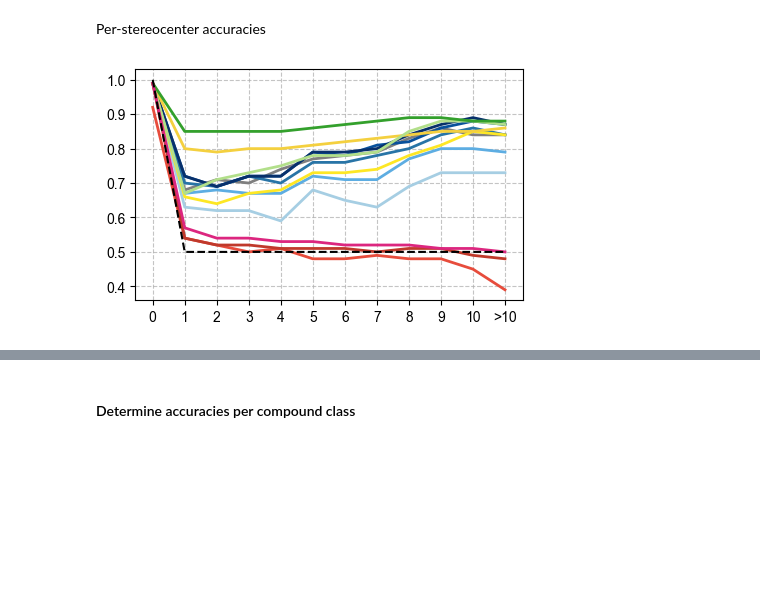
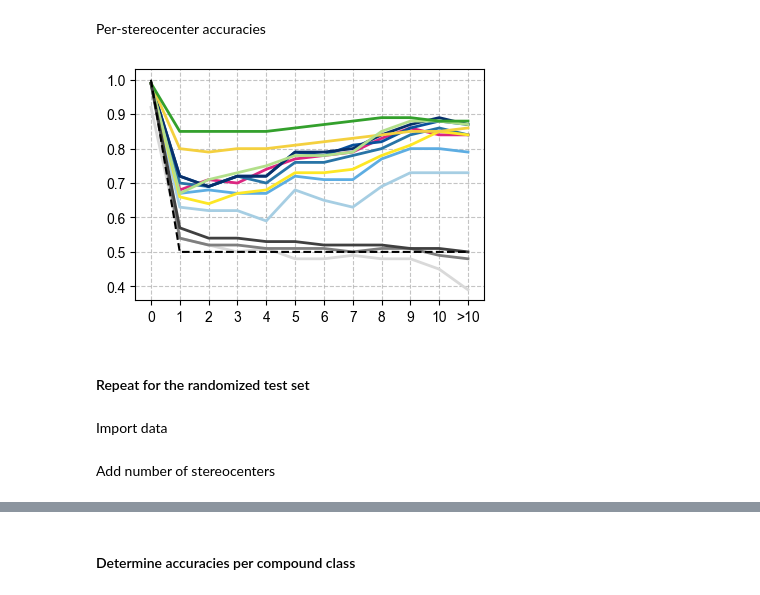
Before and after one commit to markusorsi/NPstereo, a Jupyter notebook: 07-analysis.ipynb, the cells around one changed output, grey strips where cells are left out. Drawn from its saved outputs; the diff is of its cells as text; code cells hidden in the pictures; blank space fills up the shorter version.

```diff
--- a/07-analysis.ipynb
+++ b/07-analysis.ipynb
@@ -420,9 +489,9 @@ augmentation_dataframes = {
 # %% [markdown]
 Accuracies
 # %%
-plt.figure(figsize=(5, 3))
+plt.figure(figsize=(4.5, 3))
 
-colors = ['#7F7F7F', '#A6CEE3', '#5DADE2', '#2874A6', '#08519C', '#08306B', '#FDE725', '#F4D03F', '#B2DF8A', '#33A02C', '#E74C3C', '#C0392B', '#DC267F']
+colors = ['#DC2680', '#A6CEE3', '#5DADE2', '#2874A6', '#08519C', '#08306B', '#FDE725', '#F4D03F', '#B2DF8A', '#33A02C', '#D9D9D9', '#7F7F7F', '#404040']
 
 for (label, df), color in zip(augmentation_dataframes.items(), colors):
     plt.plot(df.index, df['top1'], label=label, color=color, linewidth=2)
@@ -439,19 +508,23 @@ plt.savefig('plots/stereocenter_accuracies.png', dpi=1200, bbox_inches='tight')
 # %% [markdown]
 Per-stereocenter accuracies
 # %%
-plt.figure(figsize=(5, 3))
+plt.figure(figsize=(4.5, 3))
 
-colors = ['#7F7F7F', '#A6CEE3', '#5DADE2', '#2874A6', '#08519C', '#08306B', '#FDE725', '#F4D03F', '#B2DF8A', '#33A02C', '#E74C3C', '#C0392B', '#DC267F']
+colors = ['#DC2680', '#A6CEE3', '#5DADE2', '#2874A6', '#08519C', '#08306B', '#FDE725', '#F4D03F', '#B2DF8A', '#33A02C', '#D9D9D9', '#7F7F7F', '#404040']
 
 for (label, df), color in zip(augmentation_dataframes.items(), colors):
     plt.plot(df.index, df['top1_wt'], label=label, color=color, linewidth=2)
 
 x = np.arange(0, 12)
 y = [1 if _ == 0 else 0.5 for _ in x]
 plt.plot(x, y, color='black', linestyle='--', label='Random')
 
 plt.xticks(ticks=np.arange(12), labels=[0, 1, 2, 3, 4, 5, 6, 7, 8, 9, 10, '>10'])
 plt.grid(True, linestyle='--', alpha=0.75)
 plt.savefig('plots/stereocenter_accuracies_wt.png', dpi=1200, bbox_inches='tight')
 # %% [output]
-[figure, old version]
+[figure, new version]
+# %% [markdown]
+#### Repeat for the randomized test set
+# %% [markdown]
+Import data
@@ -457,0 +546,2 @@ plt.savefig('plots/stereocenter_accuracies_wt.png', dpi=1200, bbox_inches='tight
+# %% [markdown]
+Add number of stereocenters
```
Also changed, not shown: parts of 16 cells of this notebook, 3 other files.
